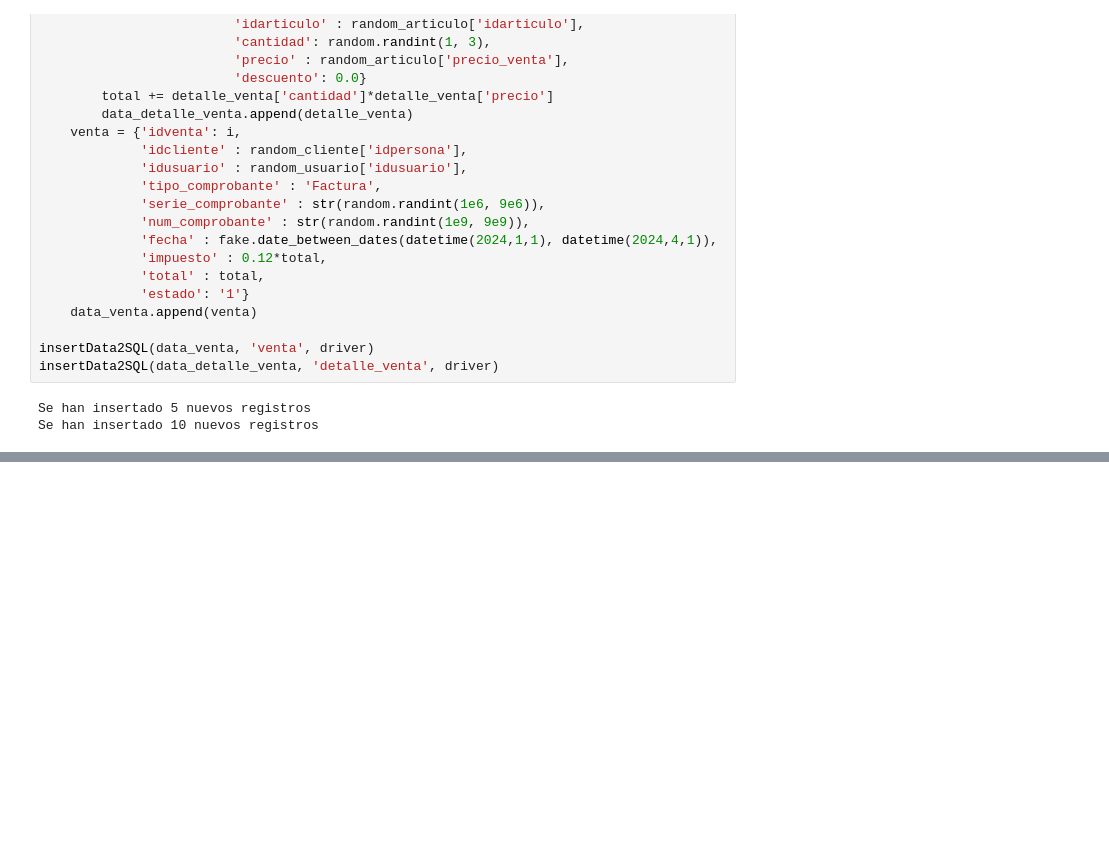
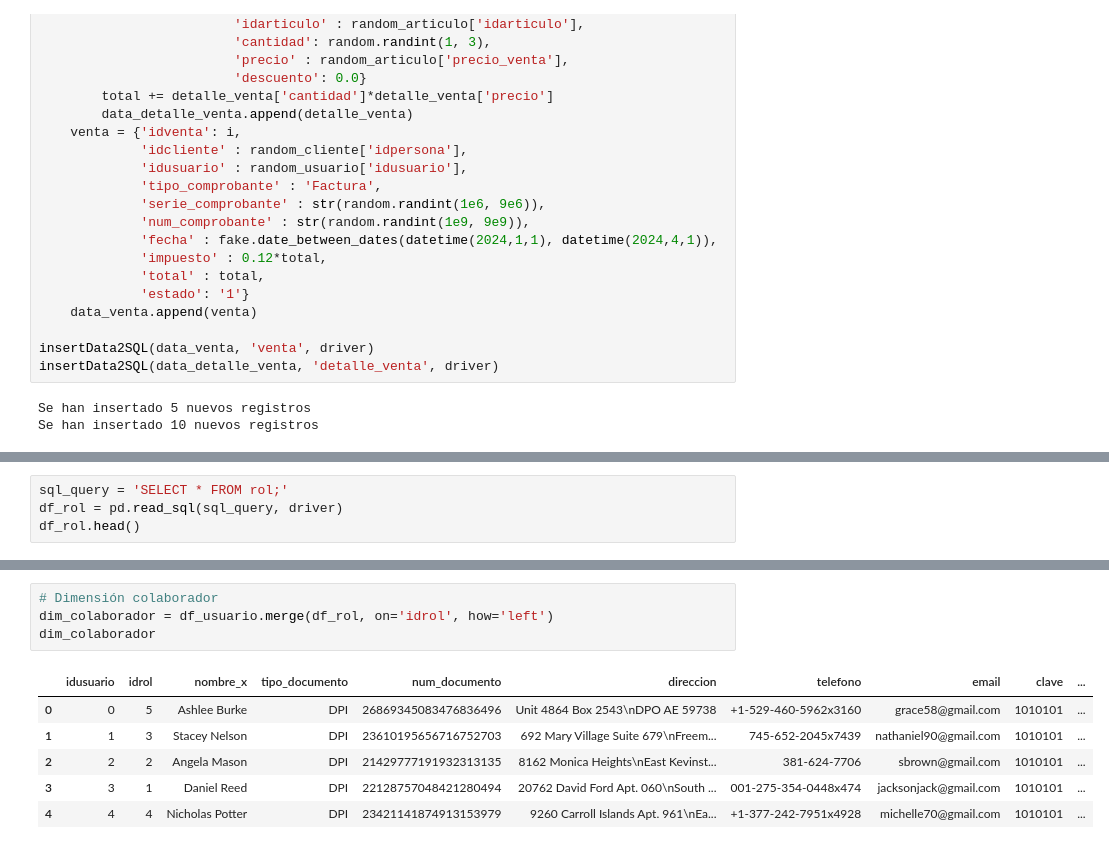
Before and after one commit to 13001893/cdp_proyecto_2, a Jupyter notebook: cdp_proyecto_2.ipynb, the cells around one changed output, grey strips where cells are left out. Drawn from its saved outputs; the diff is of its cells as text; blank space fills up the shorter version.

```diff
--- a/cdp_proyecto_2.ipynb
+++ b/cdp_proyecto_2.ipynb
@@ -312,0 +310,4 @@ insertData2SQL(data_detalle_ingreso, 'detalle_ingreso', driver)
+# %%
+sql_query = 'SELECT * FROM rol;'
+df_rol = pd.read_sql(sql_query, driver)
+df_rol.head()
@@ -312,0 +332,11 @@ insertData2SQL(data_detalle_ingreso, 'detalle_ingreso', driver)
+# %%
+# Dimensión colaborador
+dim_colaborador = df_usuario.merge(df_rol, on='idrol', how='left')
+dim_colaborador
+# %% [output]
+|  | idusuario | idrol | nombre_x | tipo_documento | num_documento | direccion | telefono | email | clave | ... |
+| 0 | 0 | 5 | Ashlee Burke | DPI | 26869345083476836496 | Unit 4864 Box 2543\nDPO AE 59738 | +1-529-460-5962x3160 | grace58@gmail.com | 1010101 | ... |
+| 1 | 1 | 3 | Stacey Nelson | DPI | 23610195656716752703 | 692 Mary Village Suite 679\nFreem... | 745-652-2045x7439 | nathaniel90@gmail.com | 1010101 | ... |
+| 2 | 2 | 2 | Angela Mason | DPI | 21429777191932313135 | 8162 Monica Heights\nEast Kevinst... | 381-624-7706 | sbrown@gmail.com | 1010101 | ... |
+| 3 | 3 | 1 | Daniel Reed | DPI | 22128757048421280494 | 20762 David Ford Apt. 060\nSouth ... | 001-275-354-0448x474 | jacksonjack@gmail.com | 1010101 | ... |
+| 4 | 4 | 4 | Nicholas Potter | DPI | 23421141874913153979 | 9260 Carroll Islands Apt. 961\nEa... | +1-377-242-7951x4928 | michelle70@gmail.com | 1010101 | ... |
```
Also changed, not shown: parts of 12 cells of this notebook.
